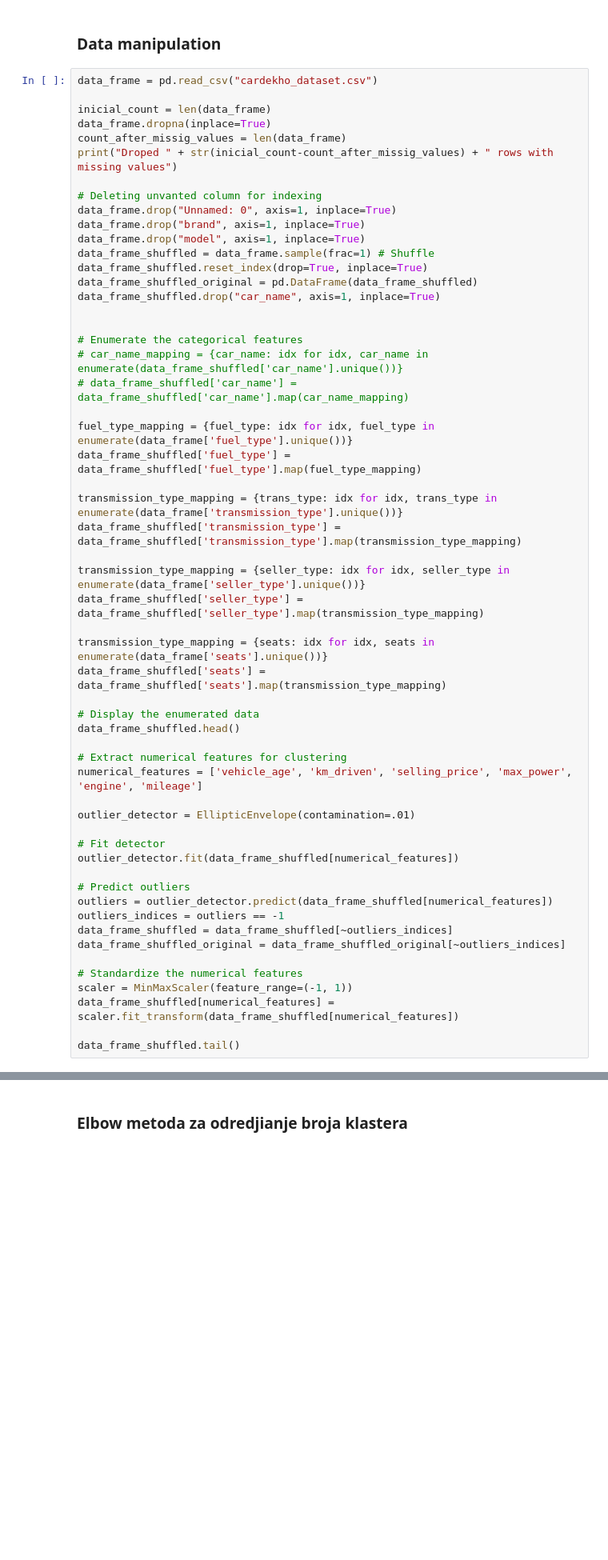
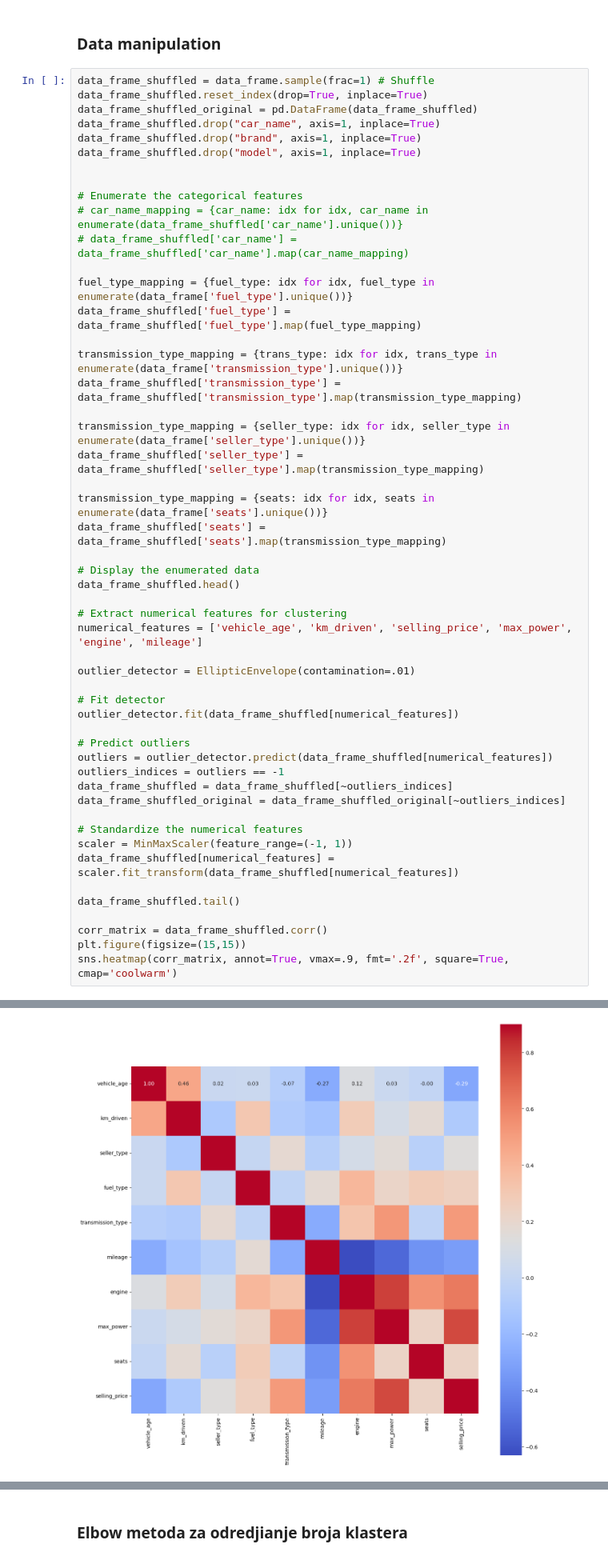
Before and after one commit to nemanjakostic99/MasinskoUcenjeDrugiProjekat, a Jupyter notebook: car_trade_clustering.ipynb, the cells around one changed output, grey strips where cells are left out. Shown at 80% size. Saved outputs shown, nothing was run; the diff lists cells and outputs as text; blank space fills up the shorter version.

```diff
--- a/car_trade_clustering.ipynb
+++ b/car_trade_clustering.ipynb
@@ -11,21 +65,12 @@ from sklearn.covariance import EllipticEnvelope
 # %% [markdown]
 ### Data manipulation
 # %%
-data_frame = pd.read_csv("cardekho_dataset.csv")
-
-inicial_count = len(data_frame)
-data_frame.dropna(inplace=True)
-count_after_missig_values = len(data_frame)
-print("Droped " + str(inicial_count-count_after_missig_values) + " rows with missing values")
-
-# Deleting unvanted column for indexing
-data_frame.drop("Unnamed: 0", axis=1, inplace=True)
-data_frame.drop("brand", axis=1, inplace=True)
-data_frame.drop("model", axis=1, inplace=True)
 data_frame_shuffled = data_frame.sample(frac=1) # Shuffle
 data_frame_shuffled.reset_index(drop=True, inplace=True)
 data_frame_shuffled_original = pd.DataFrame(data_frame_shuffled)
 data_frame_shuffled.drop("car_name", axis=1, inplace=True)
+data_frame_shuffled.drop("brand", axis=1, inplace=True)
+data_frame_shuffled.drop("model", axis=1, inplace=True)
 
 
 # Enumerate the categorical features
@@ -66,4 +111,8 @@ scaler = MinMaxScaler(feature_range=(-1, 1))
 data_frame_shuffled[numerical_features] = scaler.fit_transform(data_frame_shuffled[numerical_features])
 
 data_frame_shuffled.tail()
+
+corr_matrix = data_frame_shuffled.corr()
+plt.figure(figsize=(15,15))
+sns.heatmap(corr_matrix, annot=True, vmax=.9, fmt='.2f', square=True, cmap='coolwarm')
 # %% [output]
@@ -76,0 +120 @@ Droped 0 rows with missing values
+[figure, added]
```
Also changed, not shown: parts of 9 cells of this notebook, 1 other file.
